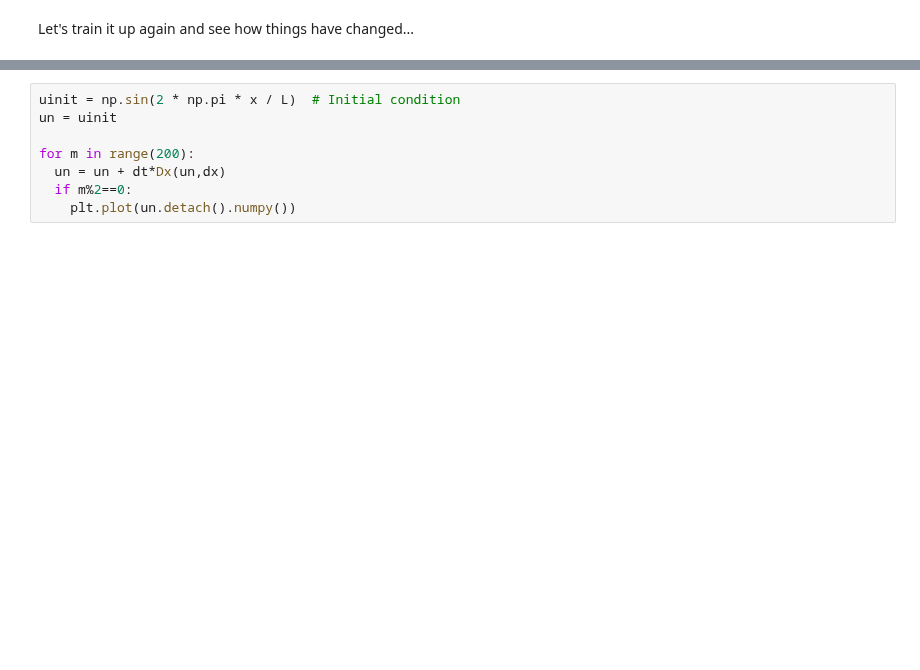
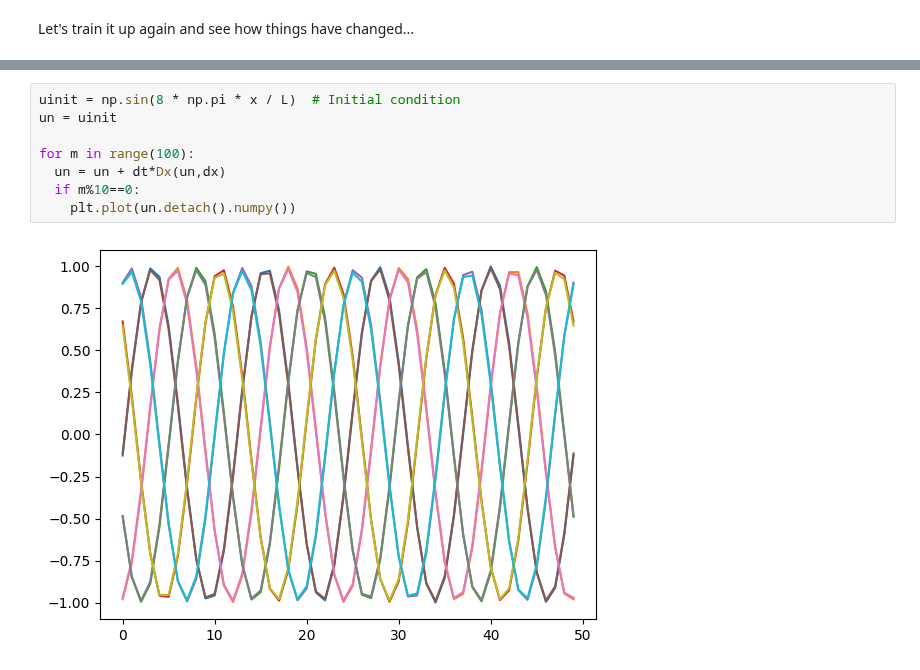
Before and after one commit to AITricia/ENM5320, a Jupyter notebook: Code/Trainable_Nonlinear_Stencil.ipynb, the cells around one changed output, grey strips where cells are left out. Saved outputs shown, nothing was run; the diff lists cells and outputs as text; blank space fills up the shorter version.

```diff
--- a/Code/Trainable_Nonlinear_Stencil.ipynb
+++ b/Code/Trainable_Nonlinear_Stencil.ipynb
@@ -399,8 +414,10 @@ for epoch in range(num_epochs):
 # %%
-uinit = np.sin(2 * np.pi * x / L)  # Initial condition
+uinit = np.sin(8 * np.pi * x / L)  # Initial condition
 un = uinit
 
-for m in range(200):
+for m in range(100):
   un = un + dt*Dx(un,dx)
-  if m%2==0:
+  if m%10==0:
     plt.plot(un.detach().numpy())
+# %% [output]
+[figure, added]
```
Also changed, not shown: parts of 1 cell of this notebook.
